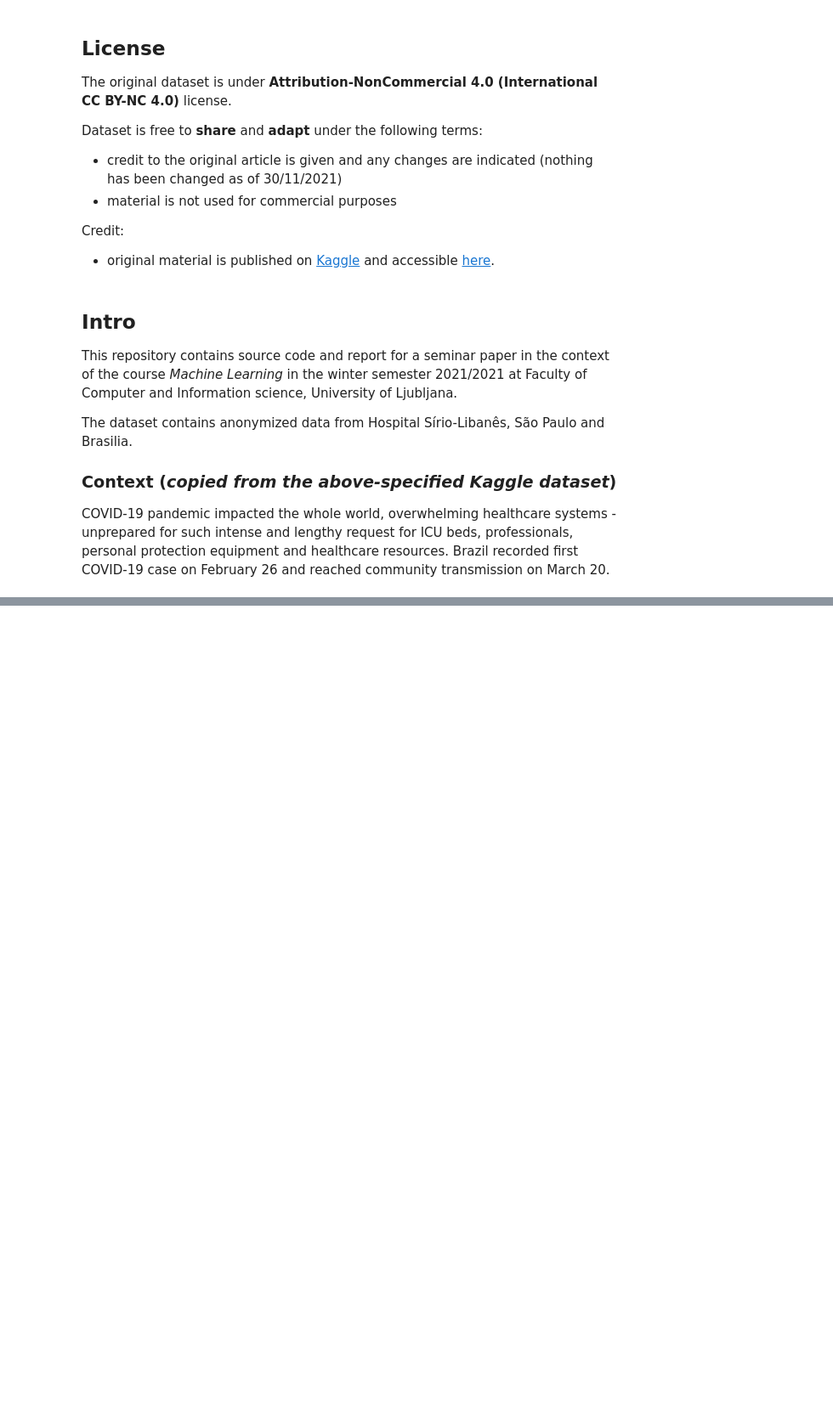
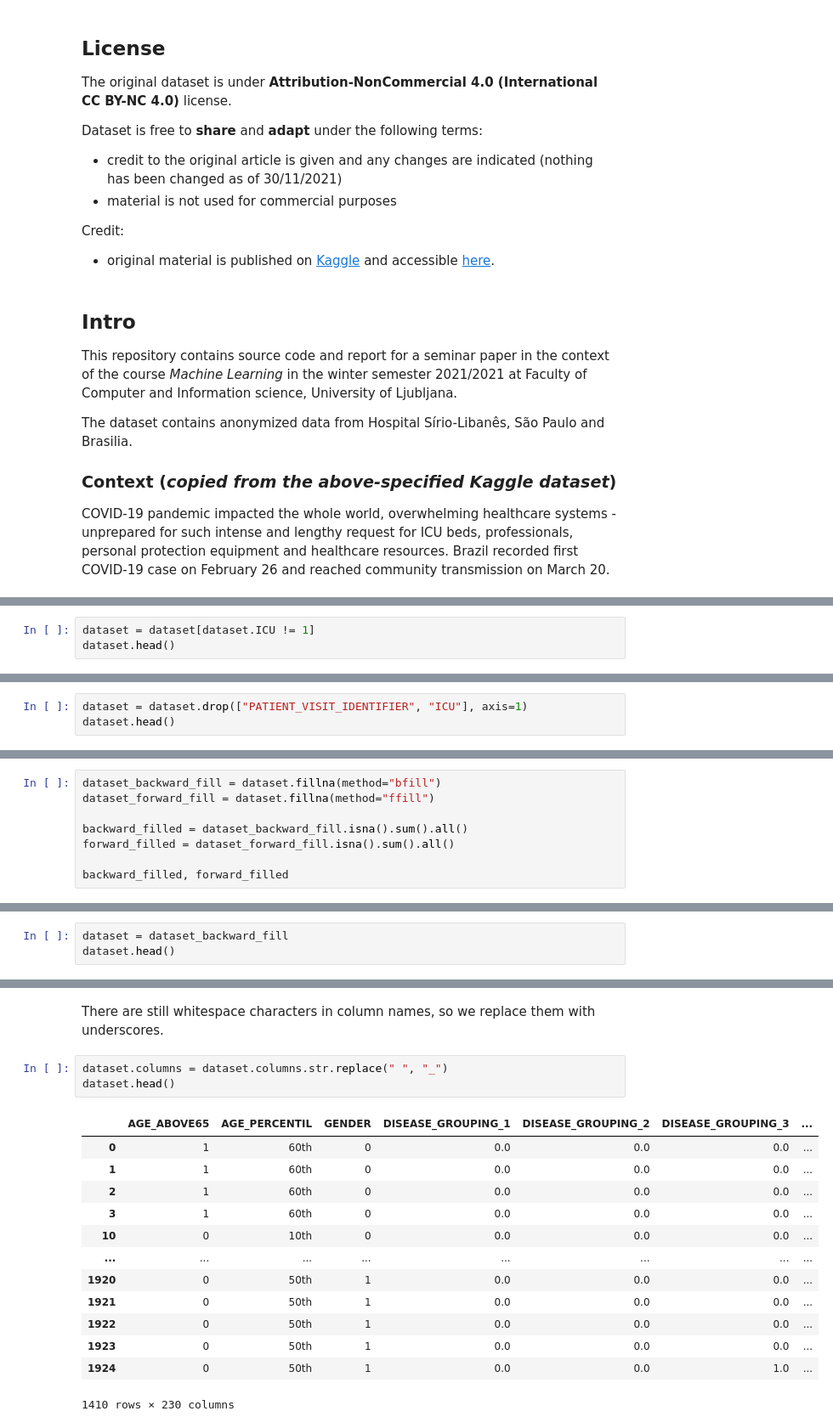
Before and after one commit to JakobSkornik/covid19-admission, a Jupyter notebook: main.ipynb, the cells around one changed output, grey strips where cells are left out. Shown: that part at 85% size. Saved outputs shown, nothing was run; the diff lists cells and outputs as text; blank space fills up the shorter version.

```diff
--- a/main.ipynb
+++ b/main.ipynb
@@ -108,0 +165,3 @@ df.head()
+# %%
+dataset = dataset[dataset.ICU != 1]
+dataset.head()
@@ -108,0 +177,3 @@ df.head()
+# %%
+dataset = dataset.drop(["PATIENT_VISIT_IDENTIFIER", "ICU"], axis=1)
+dataset.head()
@@ -108,0 +189,8 @@ df.head()
+# %%
+dataset_backward_fill = dataset.fillna(method="bfill")
+dataset_forward_fill = dataset.fillna(method="ffill")
+
+backward_filled = dataset_backward_fill.isna().sum().all()
+forward_filled = dataset_forward_fill.isna().sum().all()
+
+backward_filled, forward_filled
@@ -108,0 +201,3 @@ df.head()
+# %%
+dataset = dataset_backward_fill
+dataset.head()
@@ -108,0 +211,19 @@ df.head()
+# %% [markdown]
+There are still whitespace characters in column names, so we replace them with underscores.
+# %%
+dataset.columns = dataset.columns.str.replace(" ", "_")
+dataset.head()
+# %% [output]
+|  | AGE_ABOVE65 | AGE_PERCENTIL | GENDER | DISEASE_GROUPING_1 | DISEASE_GROUPING_2 | DISEASE_GROUPING_3 | ... |
+| 0 | 1 | 60th | 0 | 0.0 | 0.0 | 0.0 | ... |
+| 1 | 1 | 60th | 0 | 0.0 | 0.0 | 0.0 | ... |
+| 2 | 1 | 60th | 0 | 0.0 | 0.0 | 0.0 | ... |
+| 3 | 1 | 60th | 0 | 0.0 | 0.0 | 0.0 | ... |
+| 10 | 0 | 10th | 0 | 0.0 | 0.0 | 0.0 | ... |
+| ... | ... | ... | ... | ... | ... | ... | ... |
+| 1920 | 0 | 50th | 1 | 0.0 | 0.0 | 0.0 | ... |
+| 1921 | 0 | 50th | 1 | 0.0 | 0.0 | 0.0 | ... |
+| 1922 | 0 | 50th | 1 | 0.0 | 0.0 | 0.0 | ... |
+| 1923 | 0 | 50th | 1 | 0.0 | 0.0 | 0.0 | ... |
+| 1924 | 0 | 50th | 1 | 0.0 | 0.0 | 1.0 | ... |
+1410 rows × 230 columns
```
Also changed, not shown: parts of 25 cells of this notebook, 2 other files.
